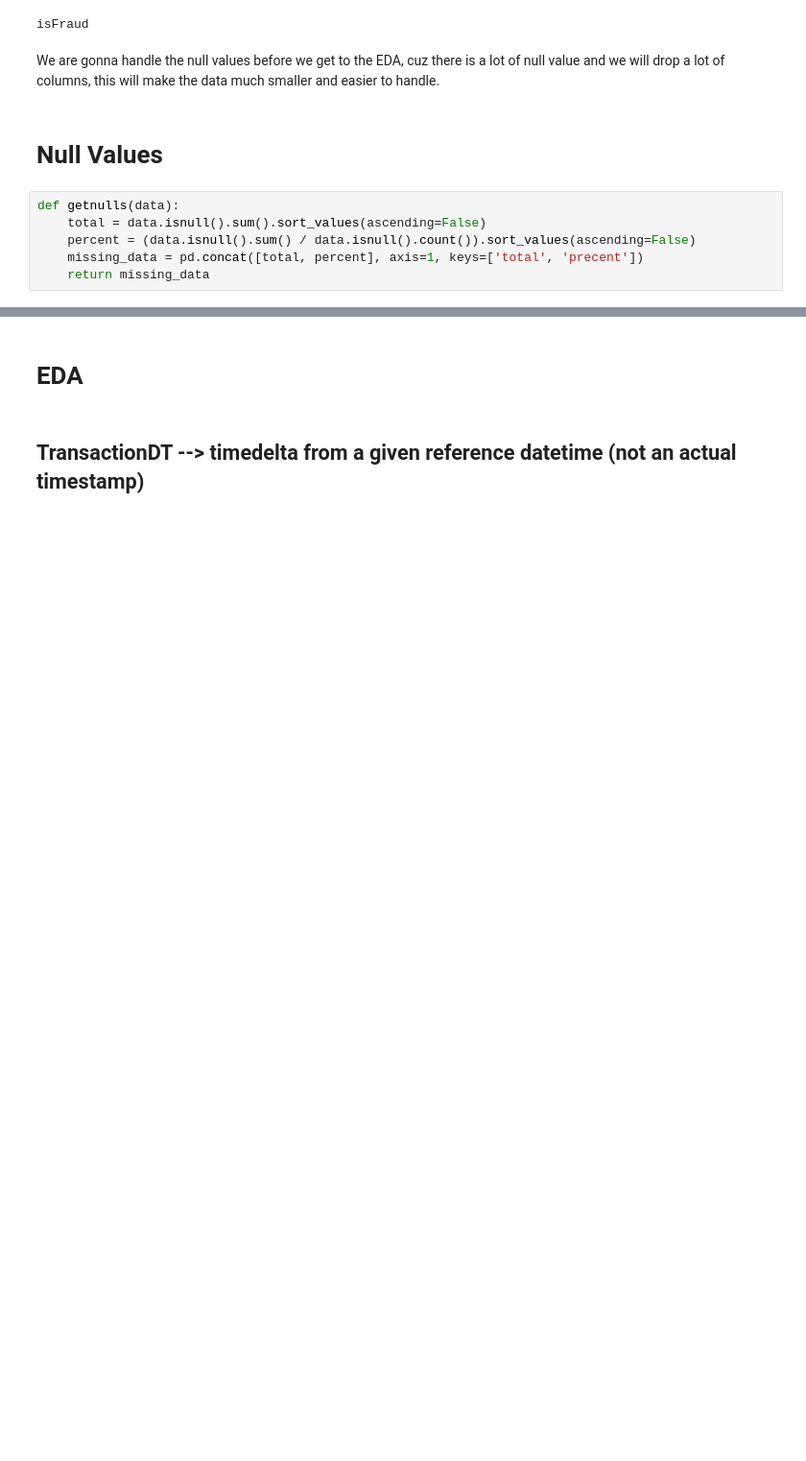
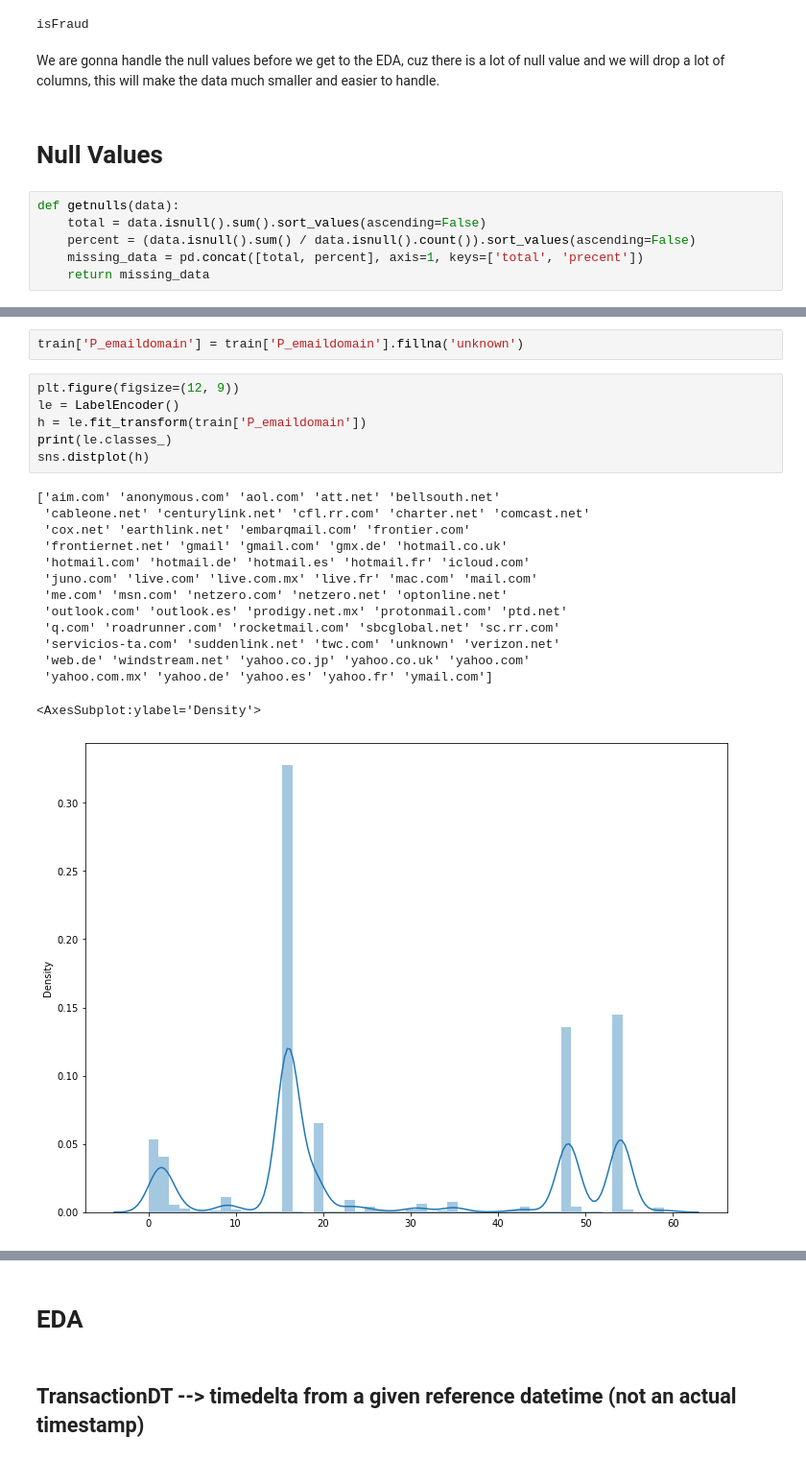
Before and after one commit to KickItLikeShika/cracking-kaggle-competitions, a Jupyter notebook: IEEE-CIS Fraud Detection/NewIEEE.ipynb, the cells around one changed output, grey strips where cells are left out. Shown at 96% size. Drawn from its saved outputs; the diff is of its cells as text; blank space fills up the shorter version.

```diff
--- a/IEEE-CIS Fraud Detection/NewIEEE.ipynb
+++ b/IEEE-CIS Fraud Detection/NewIEEE.ipynb
@@ -247,0 +244,23 @@ NameError: name 'train' is not defined
+# %%
+train['P_emaildomain'] = train['P_emaildomain'].fillna('unknown')
+# %%
+plt.figure(figsize=(12, 9))
+le = LabelEncoder()
+h = le.fit_transform(train['P_emaildomain'])
+print(le.classes_)
+sns.distplot(h)
+# %% [output]
+['aim.com' 'anonymous.com' 'aol.com' 'att.net' 'bellsouth.net'
+ 'cableone.net' 'centurylink.net' 'cfl.rr.com' 'charter.net' 'comcast.net'
+ 'cox.net' 'earthlink.net' 'embarqmail.com' 'frontier.com'
+ 'frontiernet.net' 'gmail' 'gmail.com' 'gmx.de' 'hotmail.co.uk'
+ 'hotmail.com' 'hotmail.de' 'hotmail.es' 'hotmail.fr' 'icloud.com'
+ 'juno.com' 'live.com' 'live.com.mx' 'live.fr' 'mac.com' 'mail.com'
+ 'me.com' 'msn.com' 'netzero.com' 'netzero.net' 'optonline.net'
+ 'outlook.com' 'outlook.es' 'prodigy.net.mx' 'protonmail.com' 'ptd.net'
+ 'q.com' 'roadrunner.com' 'rocketmail.com' 'sbcglobal.net' 'sc.rr.com'
+ 'servicios-ta.com' 'suddenlink.net' 'twc.com' 'unknown' 'verizon.net'
+ 'web.de' 'windstream.net' 'yahoo.co.jp' 'yahoo.co.uk' 'yahoo.com'
+ 'yahoo.com.mx' 'yahoo.de' 'yahoo.es' 'yahoo.fr' 'ymail.com']
+<AxesSubplot:ylabel='Density'>
+[figure, added]
```
Also changed, not shown: parts of 69 cells of this notebook.
